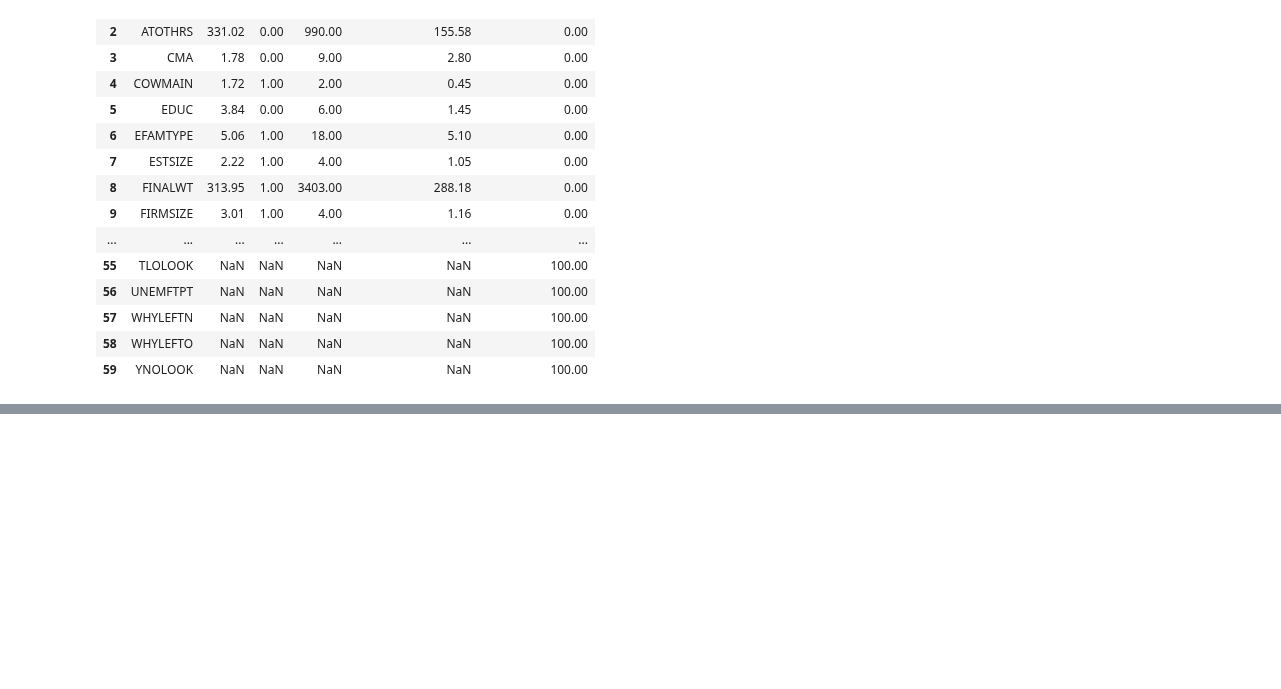
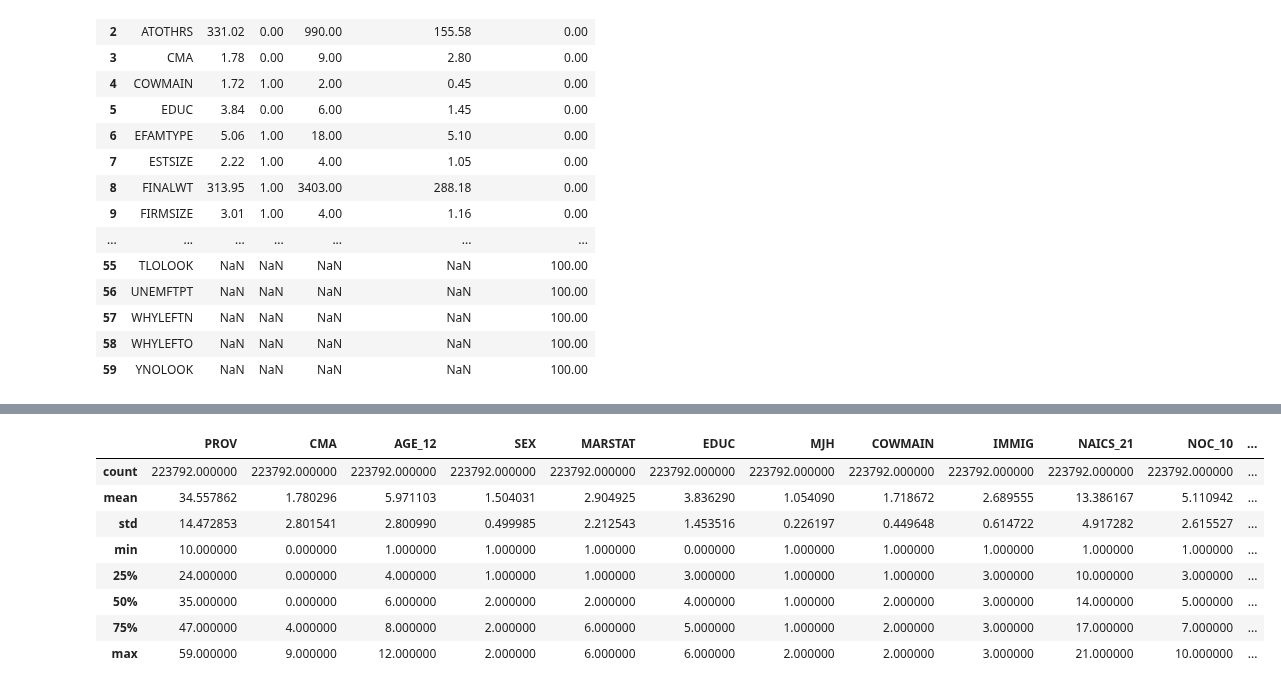
Before and after one commit to harpkang/CIND820_CAPSTONE, a Jupyter notebook: Code/kang_harpreet_code_cind820.ipynb, the cells around one changed output, grey strips where cells are left out. Cells and saved outputs as stored; diff of their text form; code cells hidden in the pictures; blank space fills up the shorter version.

```diff
--- a/Code/kang_harpreet_code_cind820.ipynb
+++ b/Code/kang_harpreet_code_cind820.ipynb
@@ -439,0 +474,12 @@ data2=data.drop(columns=null_attributes)
+# %%
+data2.describe()
+# %% [output]
+|  | PROV | CMA | AGE_12 | SEX | MARSTAT | EDUC | MJH | COWMAIN | IMMIG | NAICS_21 | NOC_10 | ... |
+| count | 223792.000000 | 223792.000000 | 223792.000000 | 223792.000000 | 223792.000000 | 223792.000000 | 223792.000000 | 223792.000000 | 223792.000000 | 223792.000000 | 223792.000000 | ... |
+| mean | 34.557862 | 1.780296 | 5.971103 | 1.504031 | 2.904925 | 3.836290 | 1.054090 | 1.718672 | 2.689555 | 13.386167 | 5.110942 | ... |
+| std | 14.472853 | 2.801541 | 2.800990 | 0.499985 | 2.212543 | 1.453516 | 0.226197 | 0.449648 | 0.614722 | 4.917282 | 2.615527 | ... |
+| min | 10.000000 | 0.000000 | 1.000000 | 1.000000 | 1.000000 | 0.000000 | 1.000000 | 1.000000 | 1.000000 | 1.000000 | 1.000000 | ... |
+| 25% | 24.000000 | 0.000000 | 4.000000 | 1.000000 | 1.000000 | 3.000000 | 1.000000 | 1.000000 | 3.000000 | 10.000000 | 3.000000 | ... |
+| 50% | 35.000000 | 0.000000 | 6.000000 | 2.000000 | 2.000000 | 4.000000 | 1.000000 | 2.000000 | 3.000000 | 14.000000 | 5.000000 | ... |
+| 75% | 47.000000 | 4.000000 | 8.000000 | 2.000000 | 6.000000 | 5.000000 | 1.000000 | 2.000000 | 3.000000 | 17.000000 | 7.000000 | ... |
+| max | 59.000000 | 9.000000 | 12.000000 | 2.000000 | 6.000000 | 6.000000 | 2.000000 | 2.000000 | 3.000000 | 21.000000 | 10.000000 | ... |
```
Also changed, not shown: parts of 17 cells of this notebook.
